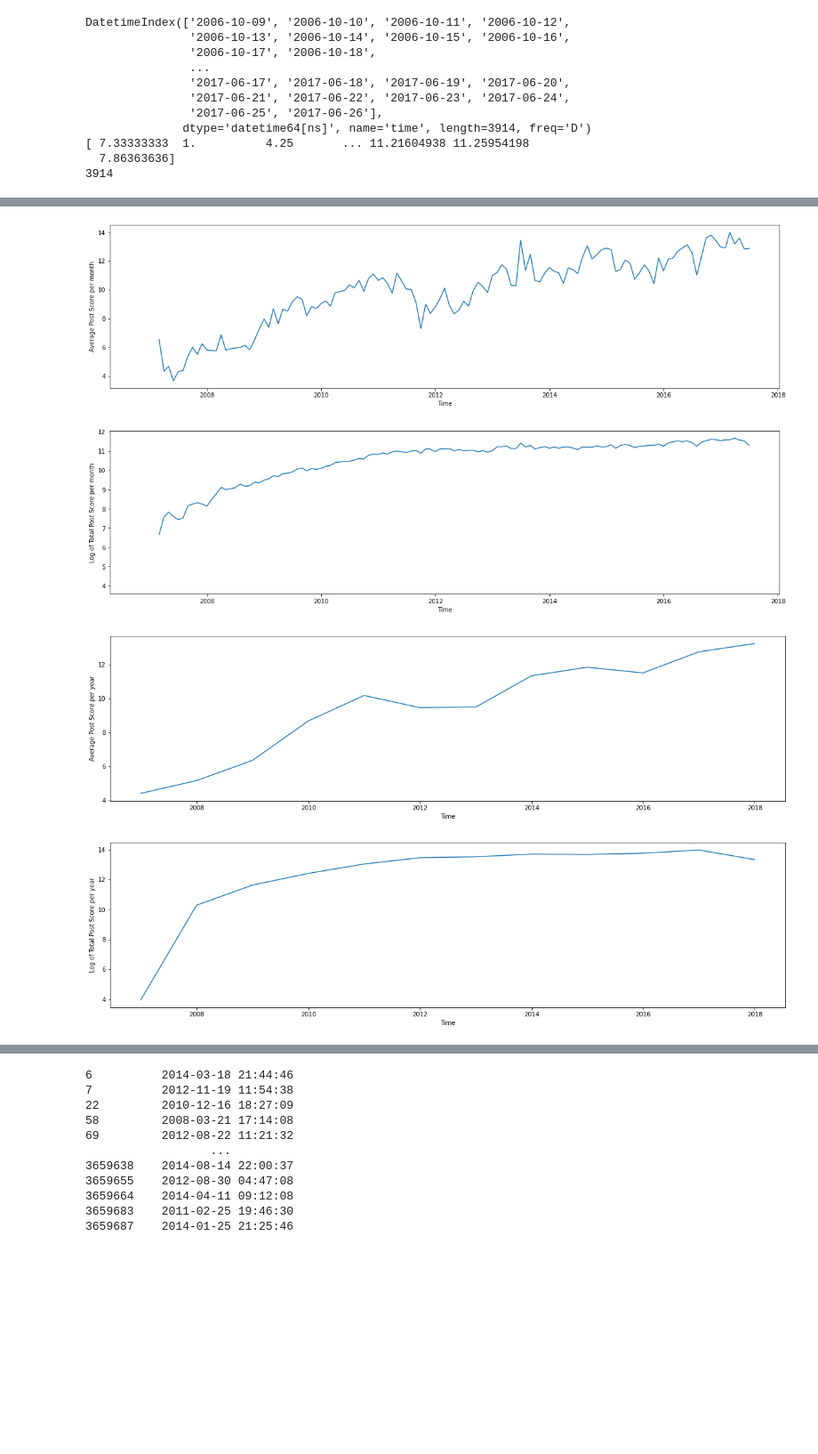
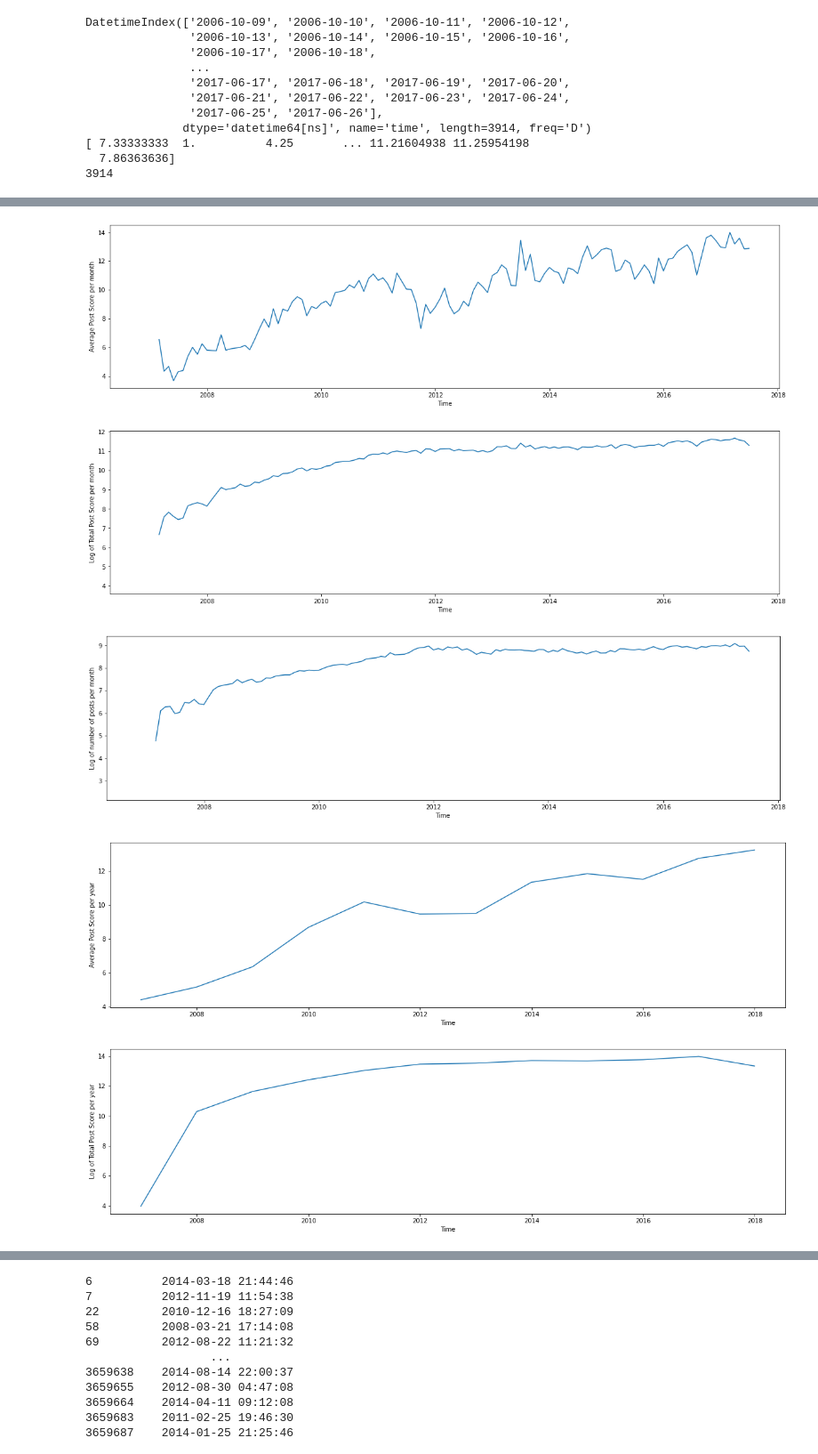
Before and after one commit to Zaidek/Part-II-Disertation, a Jupyter notebook: ptIIproj.ipynb, the cells around one changed output, grey strips where cells are left out. Shown at 89% size. Drawn from its saved outputs; the diff is of its cells as text; code cells hidden in the pictures; blank space fills up the shorter version.

```diff
--- a/ptIIproj.ipynb
+++ b/ptIIproj.ipynb
@@ -188,34 +206,51 @@ resampled_dates_on_month = grouped_by_dates.resample('M', on ="time")
 resampled_dates_on_year = grouped_by_dates.resample('Y', on ="time")
 avg_score_per_month = resampled_dates_on_month.mean()
 total_score_per_month = resampled_dates_on_month.sum()
+count_score_per_month = resampled_dates_on_month.count()
+median_score_per_month = resampled_dates_on_month.median()
 avg_score_per_year = resampled_dates_on_year.mean()
 total_score_per_year = resampled_dates_on_year.sum()
+count_score_per_year = resampled_dates_on_year.count()
+median_score_per_year = resampled_dates_on_year.median()
 # %%
 plt.figure(figsize = (20, 5))
 plt.plot(avg_score_per_month["score"].keys(), avg_score_per_month["score"])
 plt.xlabel("Time")
 plt.ylabel("Average Post Score per month")
 plt.show()
 
 plt.figure(figsize = (20, 5))
 plt.plot(total_score_per_month["score"].keys(), np.log(total_score_per_month["score"]))
 plt.xlabel("Time")
 plt.ylabel("Log of Total Post Score per month")
 plt.show()
 
 plt.figure(figsize = (20, 5))
+plt.plot(count_score_per_month["score"].keys(), np.log(count_score_per_month["score"]))
+plt.xlabel("Time")
+plt.ylabel("Log of number of posts per month")
+plt.show()
+
+plt.figure(figsize = (20, 5))
 plt.plot(avg_score_per_year["score"].keys(), avg_score_per_year["score"])
 plt.xlabel("Time")
 plt.ylabel("Average Post Score per year")
 plt.show()
 
 plt.figure(figsize = (20, 5))
 plt.plot(total_score_per_year["score"].keys(), np.log(total_score_per_year["score"]))
 plt.xlabel("Time")
 plt.ylabel("Log of Total Post Score per year")
 plt.show()
+
+plt.figure(figsize = (20, 5))
+plt.plot(count_score_per_year["score"].keys(), np.log(count_score_per_year["score"]))
+plt.xlabel("Time")
+plt.ylabel("Log of number of posts per year")
+plt.show()
 # %% [output]
 [figure]
 [figure]
-[figure, old version]
+[figure, new version]
-[figure, old version]
+[figure, new version]
+[figure, added]
```
Also changed, not shown: parts of 12 cells of this notebook.
